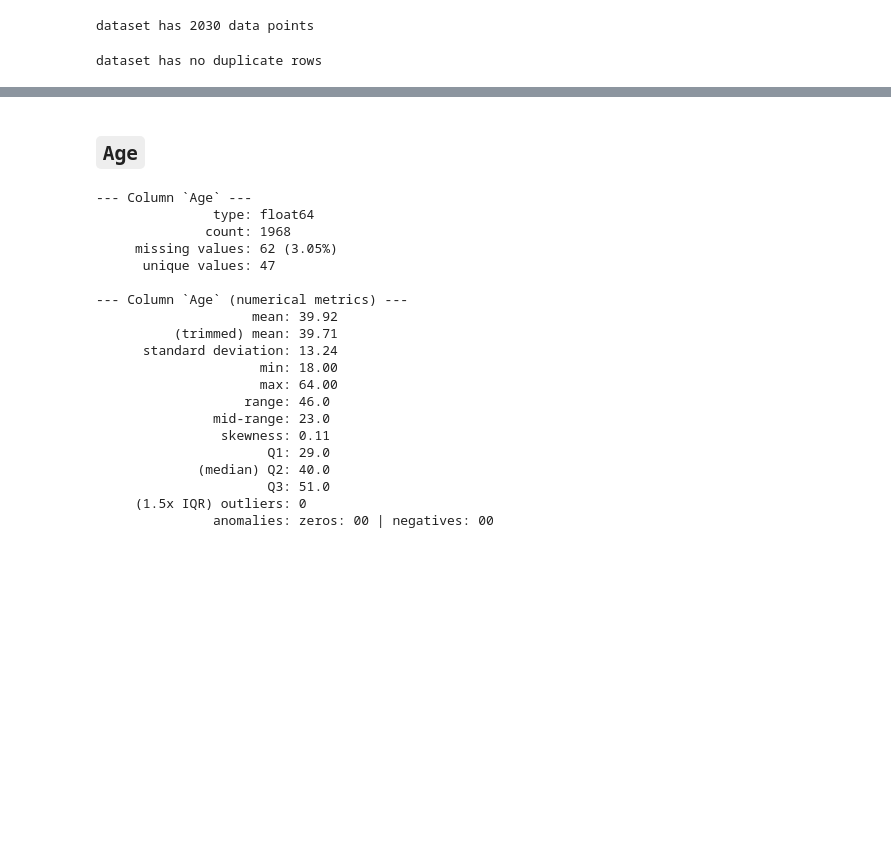
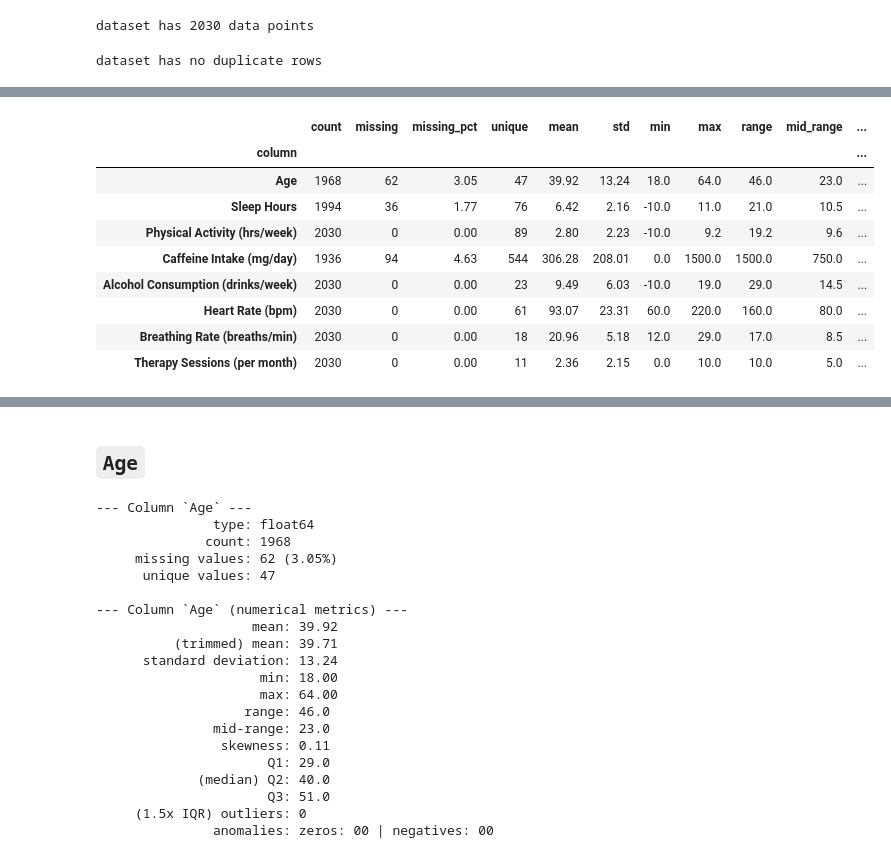
Before and after one commit to iman-arbab/social-anxiety, a Jupyter notebook: 01-PRE_PROCESS/pre_process.ipynb, the cells around one changed output, grey strips where cells are left out. Drawn from its saved outputs; the diff is of its cells as text; code cells hidden in the pictures; blank space fills up the shorter version.

```diff
--- a/01-PRE_PROCESS/pre_process.ipynb
+++ b/01-PRE_PROCESS/pre_process.ipynb
@@ -189,0 +330,13 @@ droppables = []
+# %%
+metrics_frame(df, numerical_columns, numerical_stats)
+# %% [output]
+|  | count | missing | missing_pct | unique | mean | std | min | max | range | mid_range | ... |
+| column |  |  |  |  |  |  |  |  |  |  | ... |
+| Age | 1968 | 62 | 3.05 | 47 | 39.92 | 13.24 | 18.0 | 64.0 | 46.0 | 23.0 | ... |
+| Sleep Hours | 1994 | 36 | 1.77 | 76 | 6.42 | 2.16 | -10.0 | 11.0 | 21.0 | 10.5 | ... |
+| Physical Activity (hrs/week) | 2030 | 0 | 0.00 | 89 | 2.80 | 2.23 | -10.0 | 9.2 | 19.2 | 9.6 | ... |
+| Caffeine Intake (mg/day) | 1936 | 94 | 4.63 | 544 | 306.28 | 208.01 | 0.0 | 1500.0 | 1500.0 | 750.0 | ... |
+| Alcohol Consumption (drinks/week) | 2030 | 0 | 0.00 | 23 | 9.49 | 6.03 | -10.0 | 19.0 | 29.0 | 14.5 | ... |
+| Heart Rate (bpm) | 2030 | 0 | 0.00 | 61 | 93.07 | 23.31 | 60.0 | 220.0 | 160.0 | 80.0 | ... |
+| Breathing Rate (breaths/min) | 2030 | 0 | 0.00 | 18 | 20.96 | 5.18 | 12.0 | 29.0 | 17.0 | 8.5 | ... |
+| Therapy Sessions (per month) | 2030 | 0 | 0.00 | 11 | 2.36 | 2.15 | 0.0 | 10.0 | 10.0 | 5.0 | ... |
```
Also changed, not shown: parts of 91 cells of this notebook, 1 other file.
